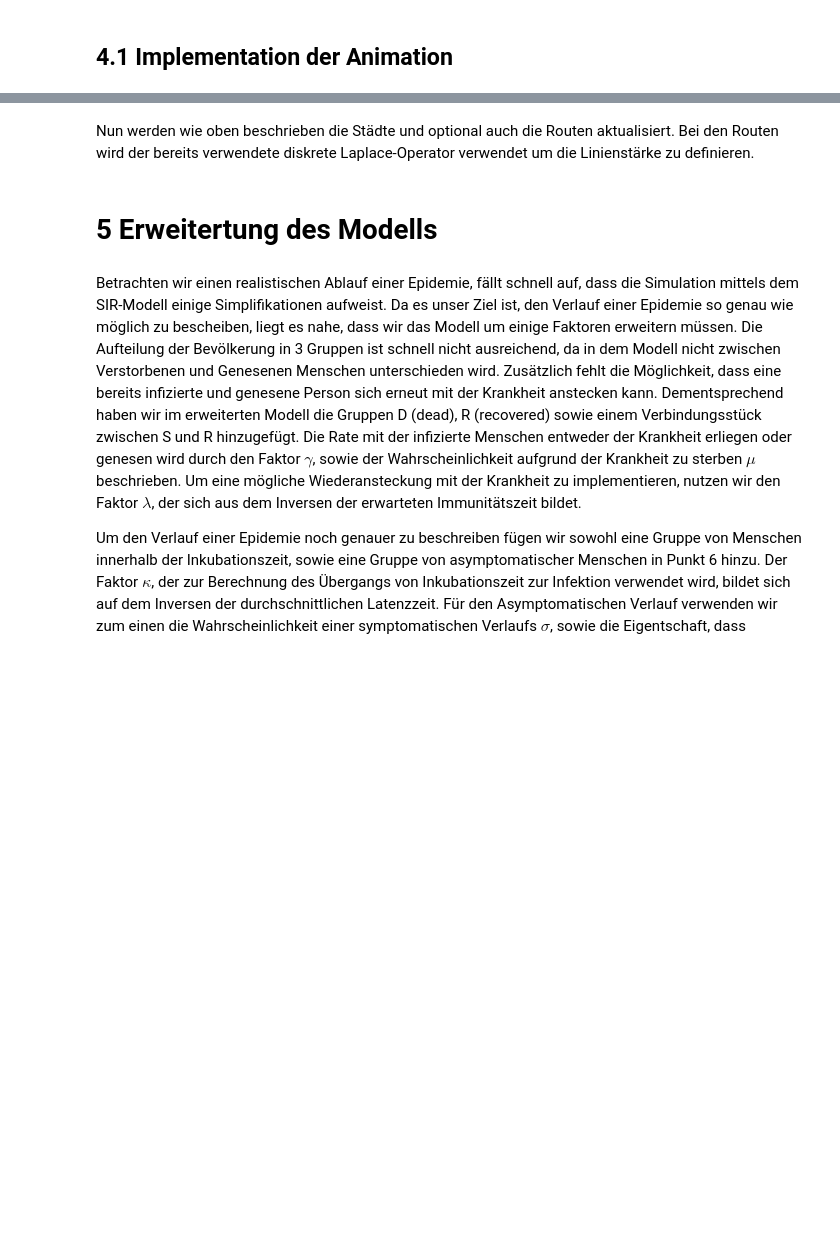
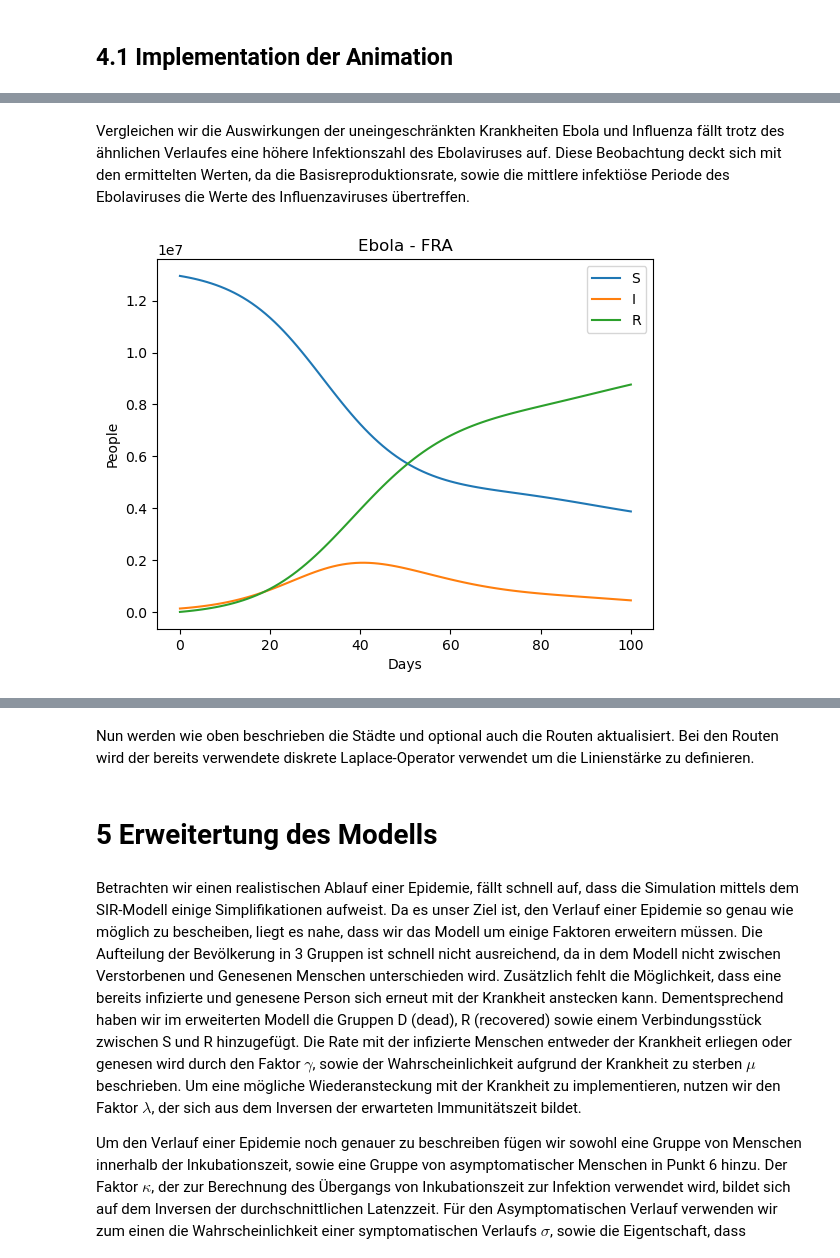
Before and after one commit to LoloSpirit/PlagueInc, a Jupyter notebook: Ausarbeitung_Projekt.ipynb, the cells around one changed output, grey strips where cells are left out. Drawn from its saved outputs; the diff is of its cells as text; code cells hidden in the pictures; blank space fills up the shorter version.

```diff
--- a/Ausarbeitung_Projekt.ipynb
+++ b/Ausarbeitung_Projekt.ipynb
@@ -777,0 +812,11 @@ def initialize_plot (show_routes, add_closed = False, geodetic=True):
+# %% [markdown]
+Vergleichen wir die Auswirkungen der uneingeschränkten Krankheiten Ebola und Influenza fällt trotz des ähnlichen Verlaufes eine höhere Infektionszahl des Ebolaviruses auf. Diese Beobachtung deckt sich mit den ermittelten Werten, da die Basisreproduktionsrate, sowie die mittlere infektiöse Periode des Ebolaviruses die Werte des Influenzaviruses übertreffen.
+# %%
+cure_humanity()
+cities['FRA'].infect_percent(0.01)
+t, SIR_values = combined_simulation(0.235,0.118,0.01,0.01,0.01,100)
+stadt='FRA'
+S, I, R = zip(*SIR_values[stadt])
+plot_SIR('Ebola - FRA', t, S, I, R)
+# %% [output]
+[figure, added]
```
Also changed, not shown: parts of 30 cells of this notebook.
